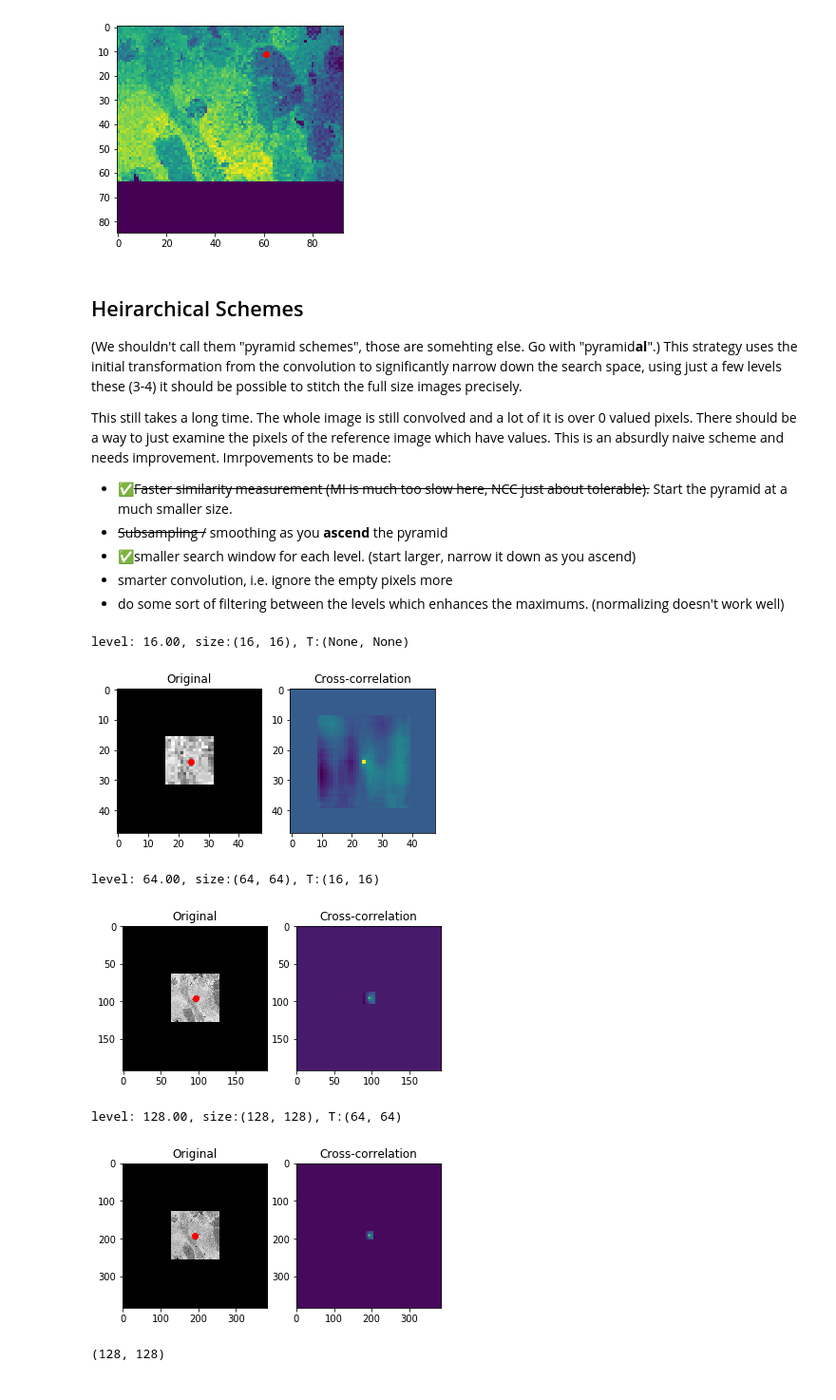
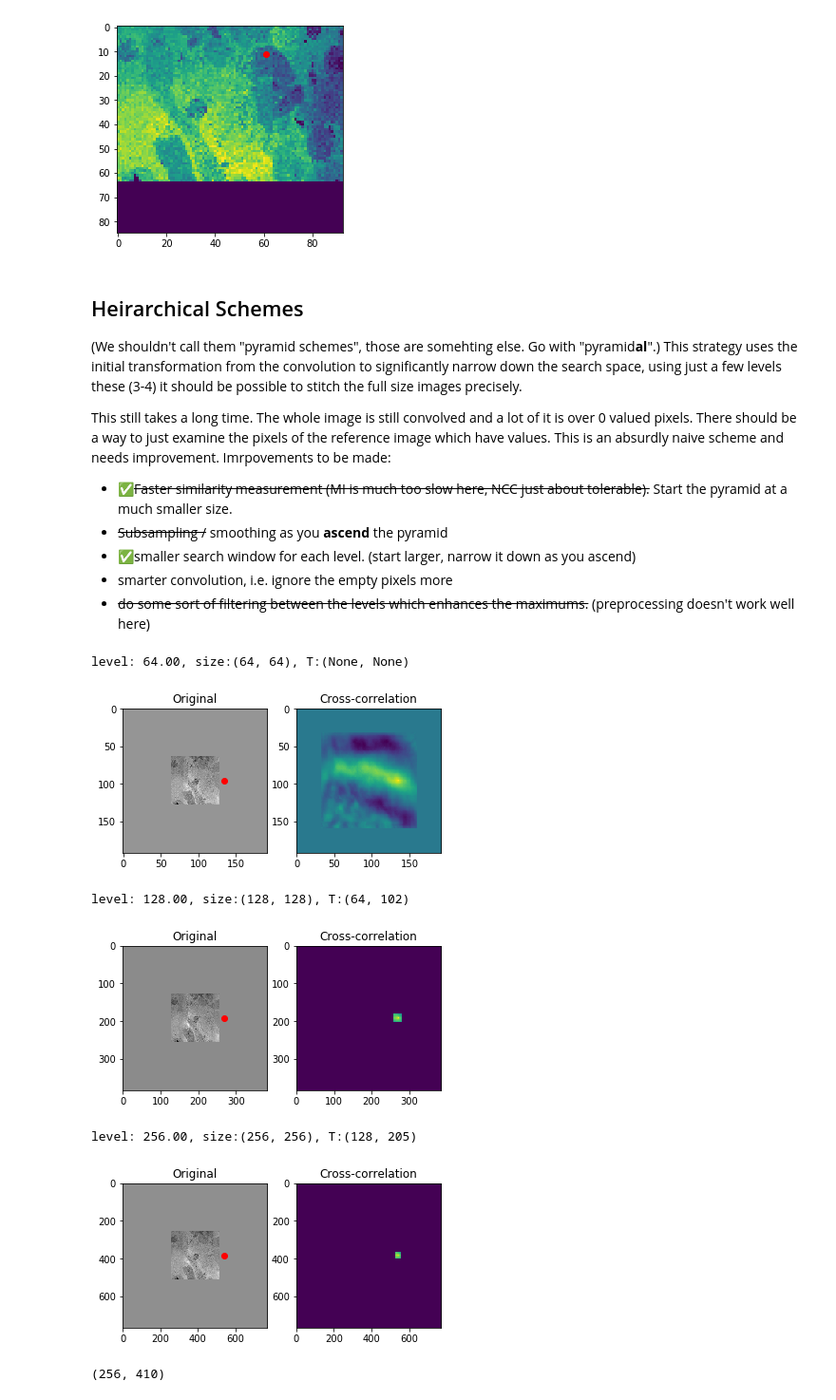
Before and after one commit to tristaaan/stitch-eval, a Jupyter notebook: notebooks/distance-method.ipynb, the cells around one changed output. Shown at 95% size. Cells and saved outputs as stored; diff of their text form; code cells hidden in the pictures.

Commit message:
fix im_filter in pyramid[C

```diff
--- a/notebooks/distance-method.ipynb
+++ b/notebooks/distance-method.ipynb
@@ -275,7 +275,7 @@ This still takes a long time. The whole image is still convolved and a lot of it
 - ~~Subsampling /~~ smoothing as you **ascend** the pyramid
 - ✅smaller search window for each level. (start larger, narrow it down as you ascend)
 - smarter convolution, i.e. ignore the empty pixels more
-- do some sort of filtering between the levels which enhances the maximums. (normalizing doesn't work well)
+- ~~do some sort of filtering between the levels which enhances the maximums.~~ (preprocessing doesn't work well here)
 # %%
 from math import ceil, sqrt
 
@@ -340,7 +340,7 @@ def pyramidal(ref_name, mov_name, measurement, levels=[0.05, 0.25, 0.5], im_filt
             mov = np.array(mov_src.copy().resize(new_size)).astype(dtype)
             if im_filter != None:
                 ref = im_filter(ref)
-                mov = im_filter(ref)
+                mov = im_filter(mov)
             # pad ref image
             p = int(mov.shape[0])
             ref = np.pad(ref, ((p,p), (p,p)), 'constant', constant_values=(0,0))
@@ -360,7 +360,7 @@ def pyramidal(ref_name, mov_name, measurement, levels=[0.05, 0.25, 0.5], im_filt
             mov = np.array(mov_src.copy().resize(new_size)).astype(dtype)
             if im_filter != None:
                 ref = im_filter(ref)
-                mov = im_filter(ref)
+                mov = im_filter(mov)
             # pad reference
             p = int(mov.shape[0])
             ref = np.pad(ref, ((p,p), (p,p)), 'constant', constant_values=(0,0))
@@ -375,15 +375,17 @@ def pyramidal(ref_name, mov_name, measurement, levels=[0.05, 0.25, 0.5], im_filt
 
     return ref_src, mov_src, T
 # %%
-from sklearn.preprocessing import normalize, maxabs_scale
-ref, mov, transformation = pyramidal('T1_segment_1.tif', 'T1_segment_2.tif', NCC, levels=[16, 64, 128],
-                                     im_filter=normalize)
+from sklearn.preprocessing import normalize, robust_scale
+from scipy.ndimage.morphology import distance_transform_edt as distance_t
+
+ref, mov, transformation = pyramidal('T1_segment_1.tif', 'T1_segment_2.tif', NCC, levels=[64, 128, 256],
+                                    im_filter=robust_scale)
 transformation
 # %% [output]
-level: 16.00, size:(16, 16), T:(None, None)
+level: 64.00, size:(64, 64), T:(None, None)
-[figure, old version]
+[figure, new version]
-level: 64.00, size:(64, 64), T:(16, 16)
+level: 128.00, size:(128, 128), T:(64, 102)
-[figure, old version]
+[figure, new version]
-level: 128.00, size:(128, 128), T:(64, 64)
+level: 256.00, size:(256, 256), T:(128, 205)
-[figure, old version]
+[figure, new version]
-(128, 128)
+(256, 410)
```
Also changed, not shown: parts of 4 cells of this notebook.
